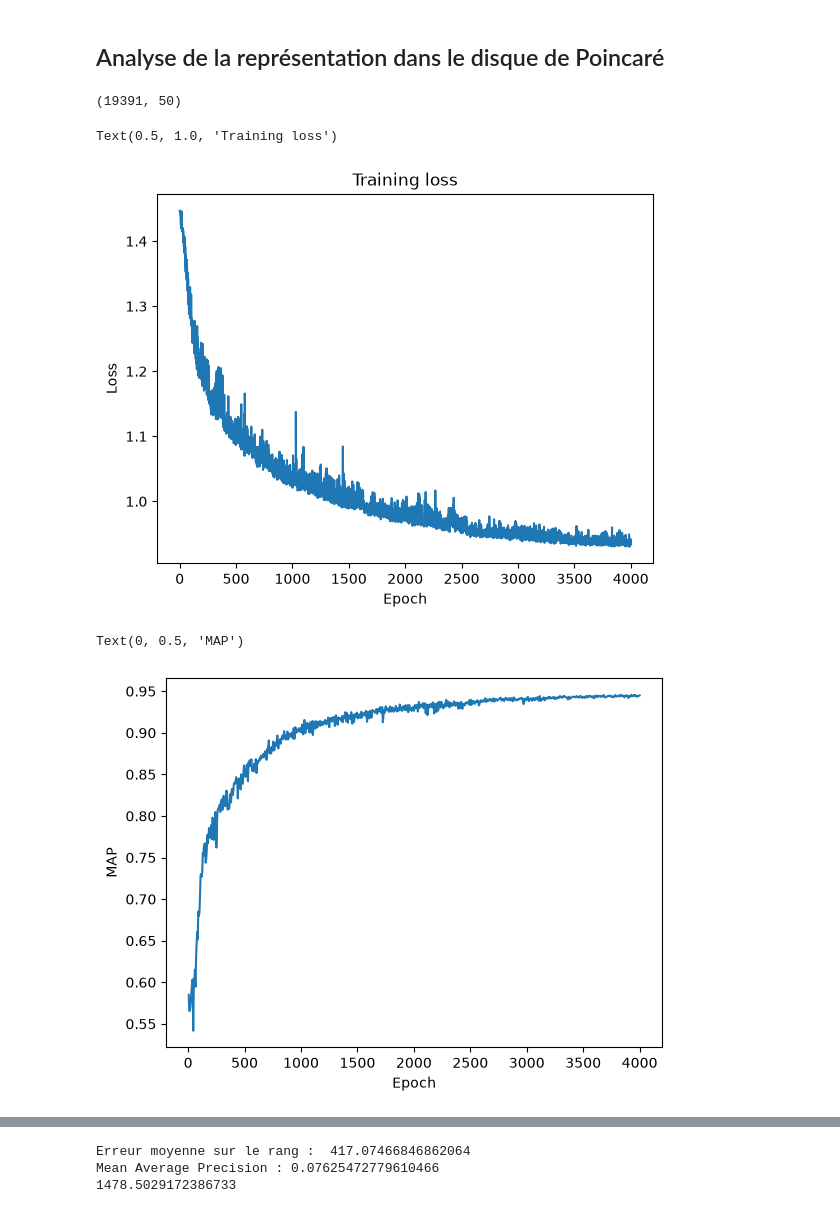
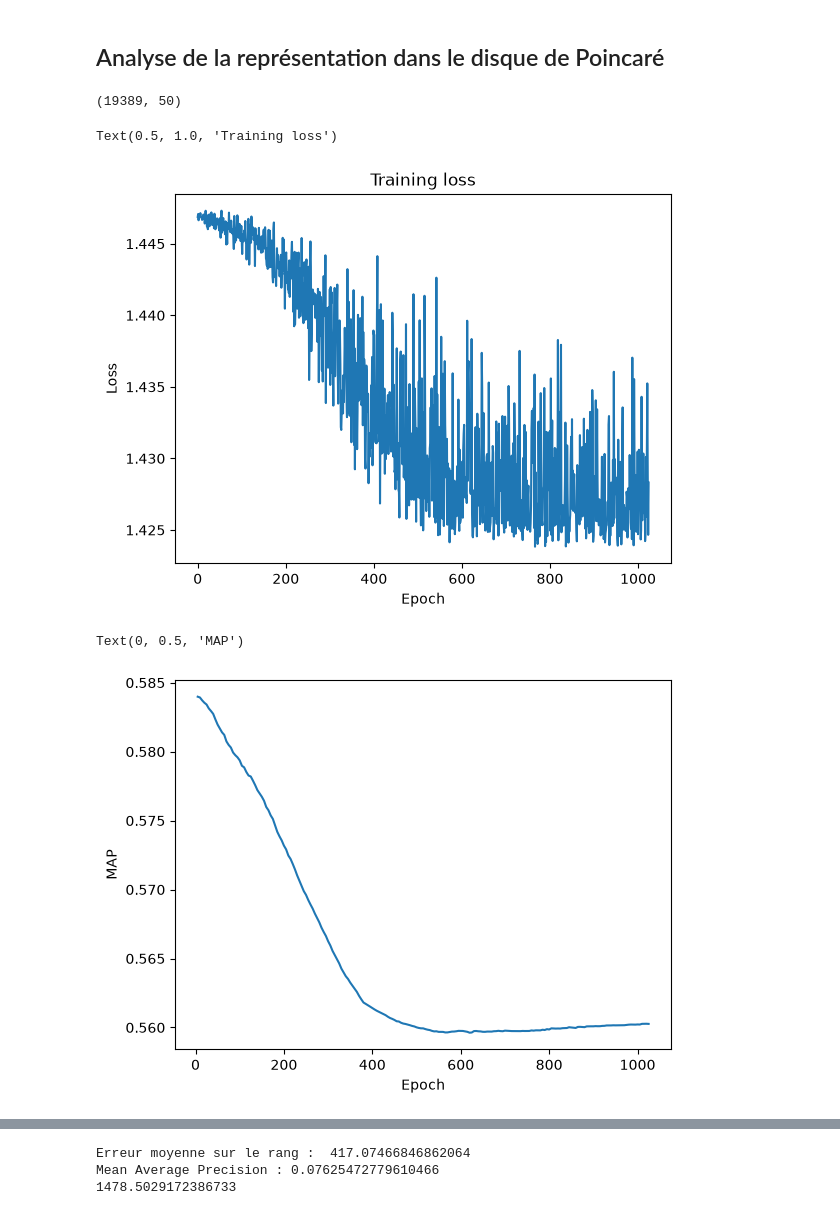
Before and after one commit to averniere/OT_simulation_maladies, a Jupyter notebook: HGCN/test.ipynb, the cells around one changed output, grey strips where cells are left out. Drawn from its saved outputs; the diff is of its cells as text; code cells hidden in the pictures.

```diff
--- a/HGCN/test.ipynb
+++ b/HGCN/test.ipynb
@@ -14,21 +23,21 @@ from load_data import *
 # %% [markdown]
 ## Analyse de la représentation dans le disque de Poincaré
 # %%
-embeddings = np.load('logs/2026_7_6/3/embeddings.npy')
+embeddings = np.load('logs/2026_9_16/2/embeddings.npy')
 print(embeddings.shape)
 # %% [output]
-(19391, 50)
+(19389, 50)
 # %%
-with open(os.path.join("logs/2026_7_6/3", 'metrics.json'), 'r') as f:
+with open(os.path.join("logs/2026_9_16/2", 'metrics.json'), 'r') as f:
     results = json.load(f)
 
 plt.plot(results['train_losses'])
 plt.xlabel('Epoch')
 plt.ylabel('Loss')
 plt.title('Training loss')
 # %% [output]
 Text(0.5, 1.0, 'Training loss')
-[figure, old version]
+[figure, new version]
 # %%
 epochs = [m['epoch'] for m in results['val_metrics']]
 maps = [m['roc'] for m in results['val_metrics']]  # ou 'ap' selon ce que retourne compute_metrics
@@ -38,7 +47,7 @@ plt.xlabel('Epoch')
 plt.ylabel('MAP')
 # %% [output]
 Text(0, 0.5, 'MAP')
-[figure, old version]
+[figure, new version]
 # %%
 norms = np.linalg.norm(embeddings, axis=1)
 
```
Also changed, not shown: parts of 4 cells of this notebook, 4 other files.
